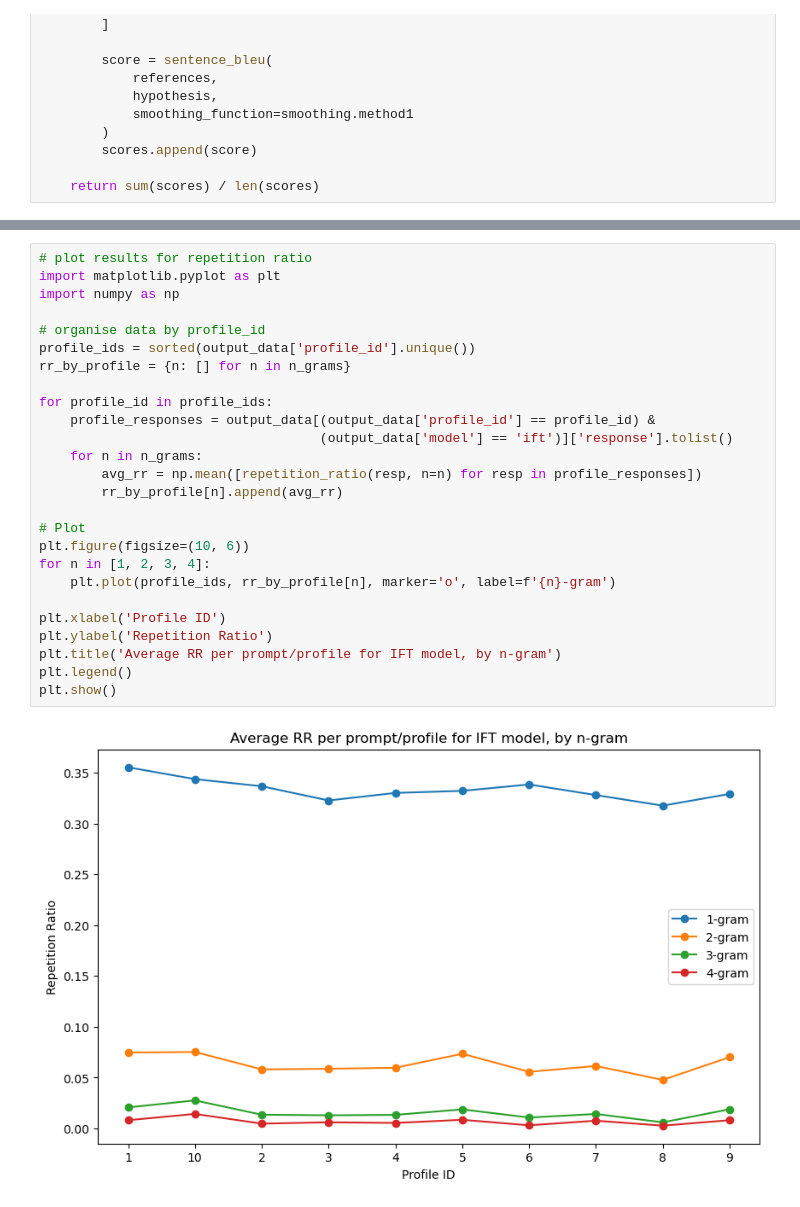
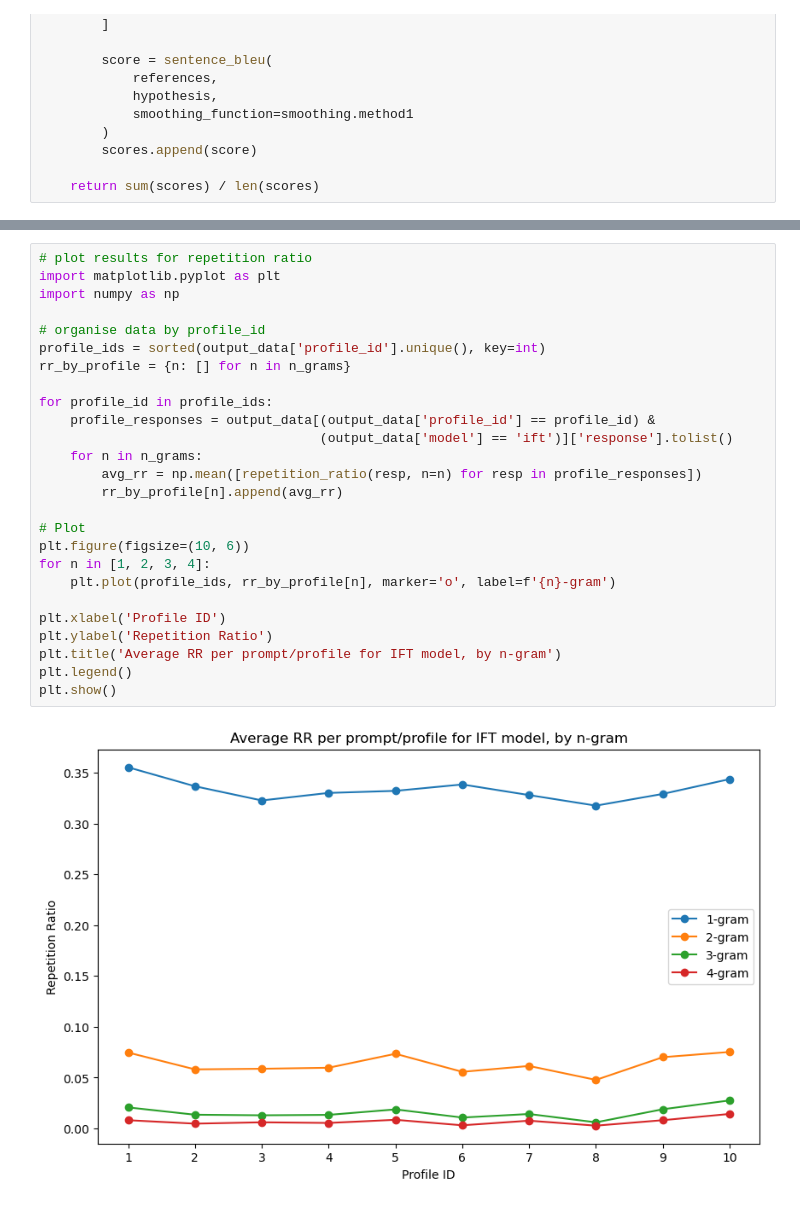
Before and after one commit to manthangadhia/occupational_bias_llms, a Jupyter notebook: notebooks/response_evaluation.ipynb, the cells around one changed output, grey strips where cells are left out. Cells and saved outputs as stored; diff of their text form.

```diff
--- a/notebooks/response_evaluation.ipynb
+++ b/notebooks/response_evaluation.ipynb
@@ -110,28 +113,28 @@ Text(0.5, 1.0, 'Self-BLEU Scores by Profile ID')
 # %%
 # plot results for repetition ratio
 import matplotlib.pyplot as plt
 import numpy as np
 
 # organise data by profile_id
-profile_ids = sorted(output_data['profile_id'].unique())
+profile_ids = sorted(output_data['profile_id'].unique(), key=int)
 rr_by_profile = {n: [] for n in n_grams}
 
 for profile_id in profile_ids:
     profile_responses = output_data[(output_data['profile_id'] == profile_id) &
                                     (output_data['model'] == 'ift')]['response'].tolist()
     for n in n_grams:
         avg_rr = np.mean([repetition_ratio(resp, n=n) for resp in profile_responses])
         rr_by_profile[n].append(avg_rr)
 
 # Plot
 plt.figure(figsize=(10, 6))
 for n in [1, 2, 3, 4]:
     plt.plot(profile_ids, rr_by_profile[n], marker='o', label=f'{n}-gram')
 
 plt.xlabel('Profile ID')
 plt.ylabel('Repetition Ratio')
 plt.title('Average RR per prompt/profile for IFT model, by n-gram')
 plt.legend()
 plt.show()
 # %% [output]
-[figure, old version]
+[figure, new version]
```
Also changed, not shown: parts of 9 cells of this notebook, 2 other files.
